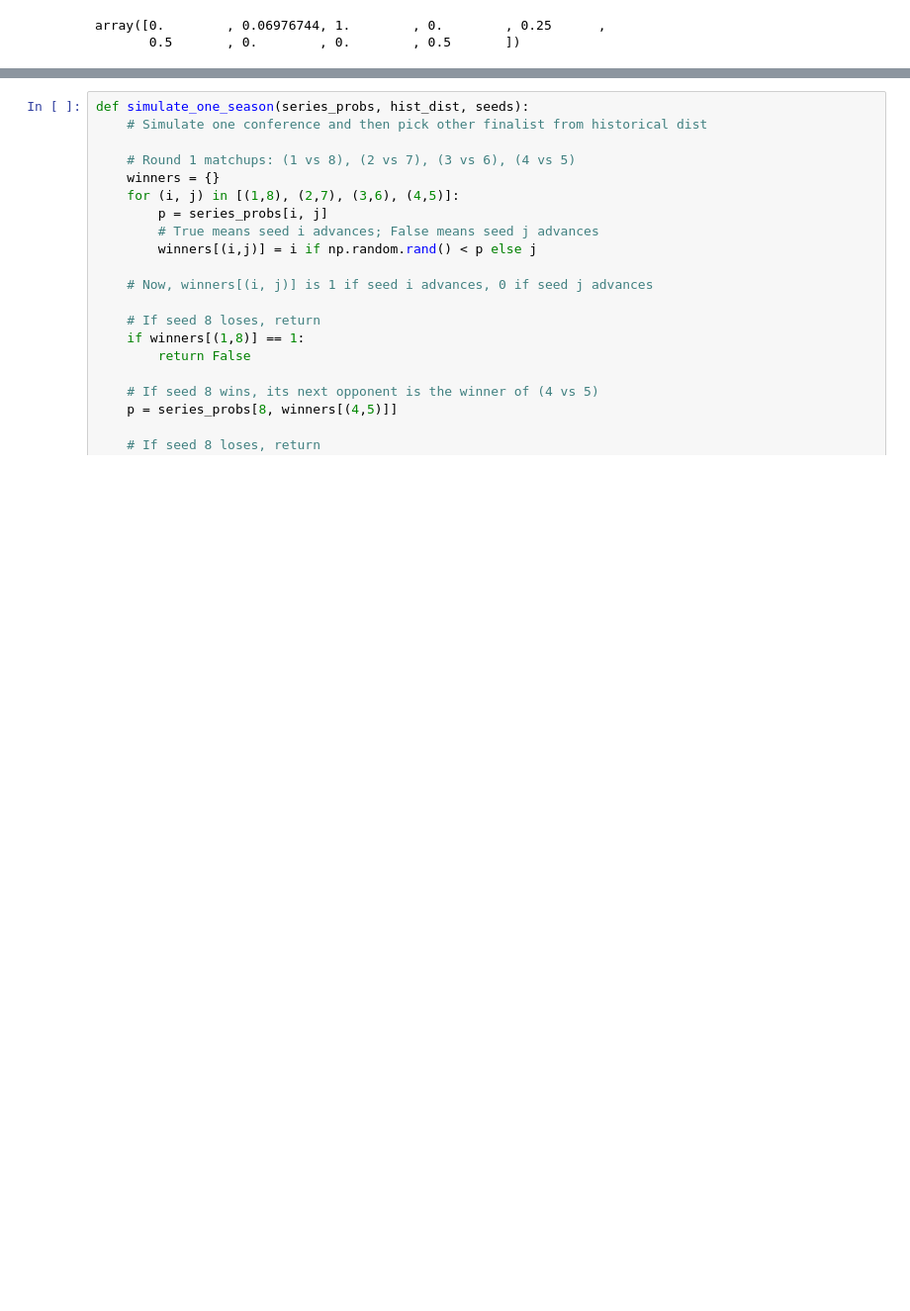
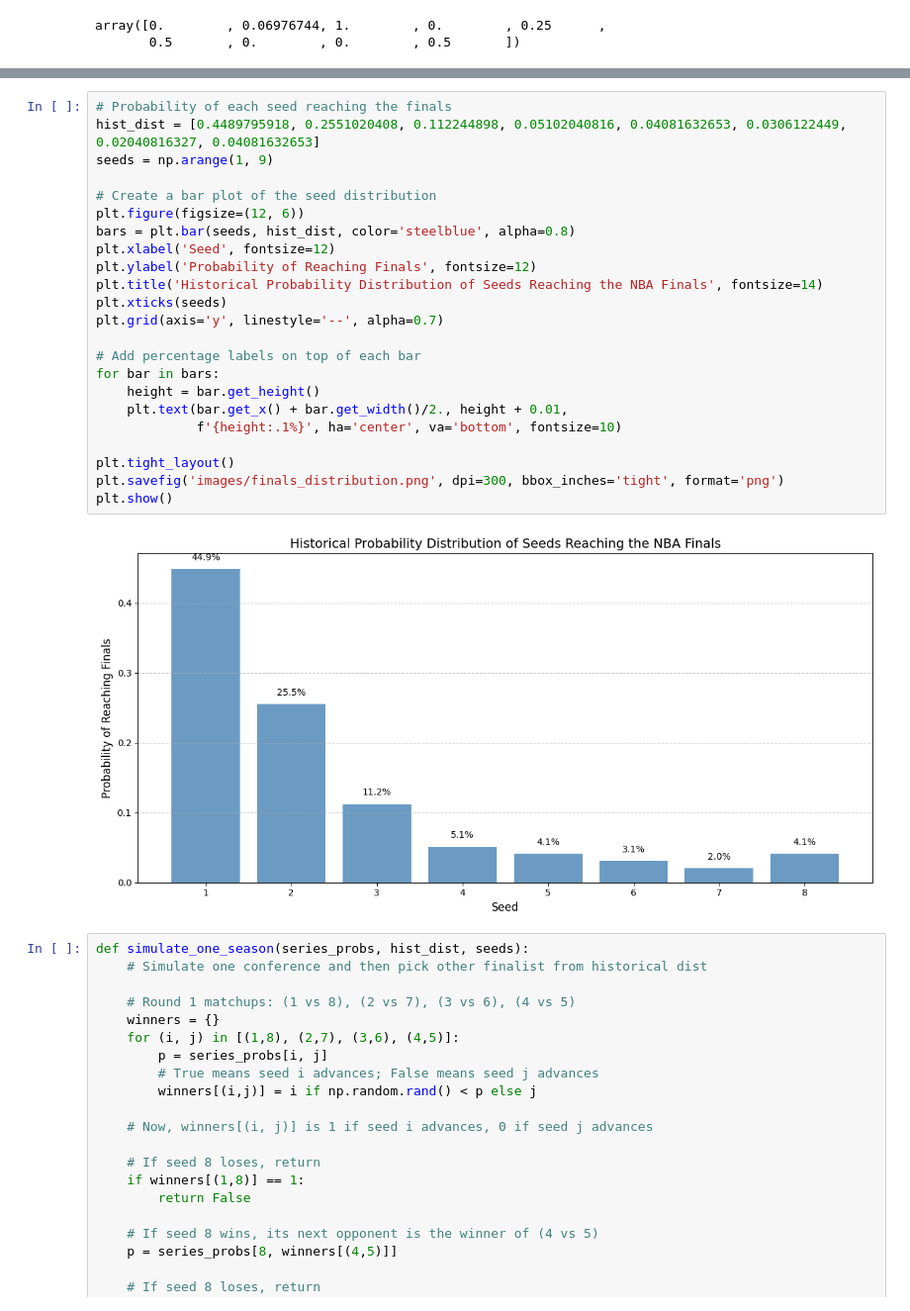
Before and after one commit to LeoV974/nba_montecarlo, a Jupyter notebook: main.ipynb, the cells around one changed output, grey strips where cells are left out. Shown at 99% size. Drawn from its saved outputs; the diff is of its cells as text; blank space fills up the shorter version.

```diff
--- a/main.ipynb
+++ b/main.ipynb
@@ -164,3 +204,28 @@ seeds = np.arange(1, 9)
+# %%
+# Probability of each seed reaching the finals
+hist_dist = [0.4489795918, 0.2551020408, 0.112244898, 0.05102040816, 0.04081632653, 0.0306122449, 0.02040816327, 0.04081632653]
+seeds = np.arange(1, 9)
+
+# Create a bar plot of the seed distribution
+plt.figure(figsize=(12, 6))
+bars = plt.bar(seeds, hist_dist, color='steelblue', alpha=0.8)
+plt.xlabel('Seed', fontsize=12)
+plt.ylabel('Probability of Reaching Finals', fontsize=12)
+plt.title('Historical Probability Distribution of Seeds Reaching the NBA Finals', fontsize=14)
+plt.xticks(seeds)
+plt.grid(axis='y', linestyle='--', alpha=0.7)
+
+# Add percentage labels on top of each bar
+for bar in bars:
+    height = bar.get_height()
+    plt.text(bar.get_x() + bar.get_width()/2., height + 0.01,
+             f'{height:.1%}', ha='center', va='bottom', fontsize=10)
+
+plt.tight_layout()
+plt.savefig('images/finals_distribution.png', dpi=300, bbox_inches='tight', format='png')
+plt.show()
+# %% [output]
+[figure, added]
 # %%
 def simulate_one_season(series_probs, hist_dist, seeds):
     # Simulate one conference and then pick other finalist from historical dist
```
Also changed, not shown: parts of 5 cells of this notebook, 4 other files.
